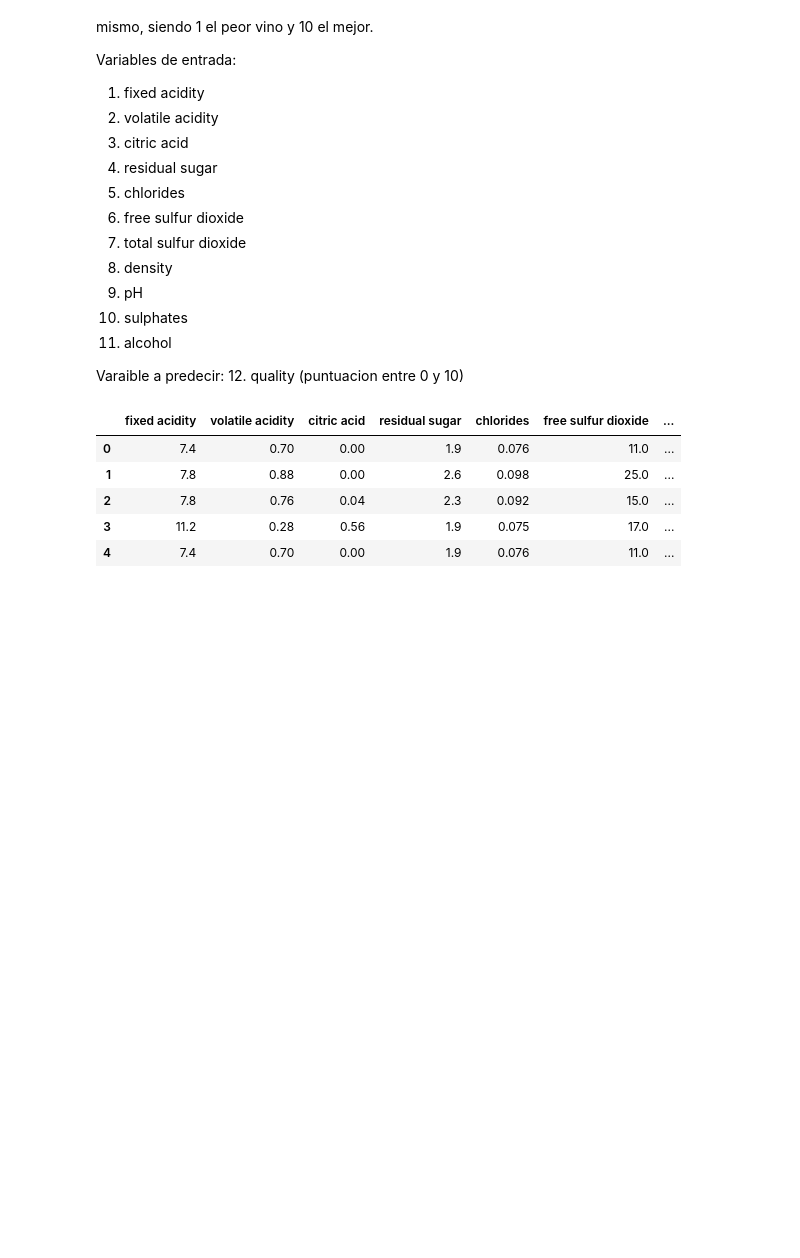
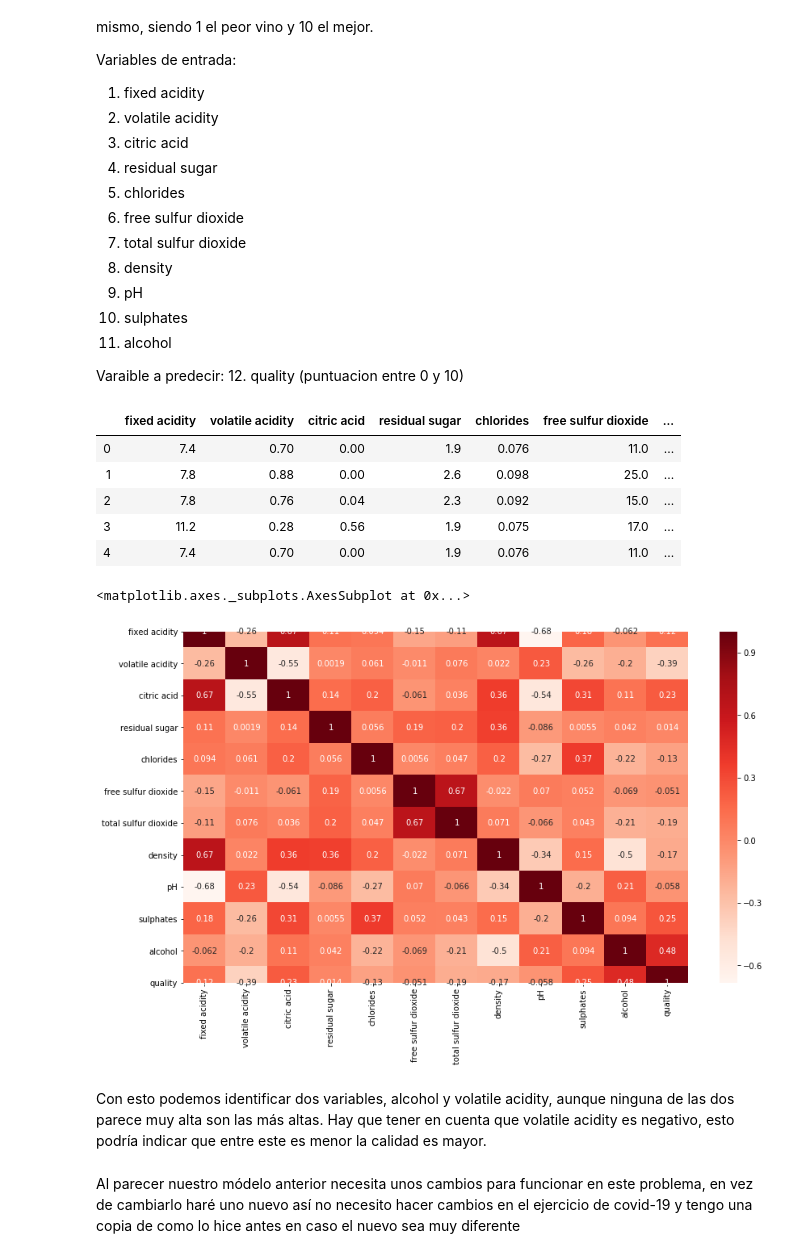
Before and after one commit to psolombrino/polynomial_regression, a Jupyter notebook: regresion_polinomial.ipynb, the cells around one changed output. Drawn from its saved outputs; the diff is of its cells as text; code cells hidden in the pictures; blank space fills up the shorter version.

Commit message:
wine quality model

```diff
--- a/regresion_polinomial.ipynb
+++ b/regresion_polinomial.ipynb
@@ -191,3 +197,13 @@ data.head()
 | 2 | 7.8 | 0.76 | 0.04 | 2.3 | 0.092 | 15.0 | ... |
 | 3 | 11.2 | 0.28 | 0.56 | 1.9 | 0.075 | 17.0 | ... |
 | 4 | 7.4 | 0.70 | 0.00 | 1.9 | 0.076 | 11.0 | ... |
+# %%
+corr = data.corrwith(data["quality"])
+
+plt.figure(figsize=(14, 8))
+sns.heatmap(data.corr(), cmap="Reds", annot=True)
+# %% [output]
+<matplotlib.axes._subplots.AxesSubplot at 0x...>
+[figure, added]
+# %% [markdown]
+Con esto podemos identificar dos variables, alcohol y volatile acidity, aunque ninguna de las dos parece muy alta son las más altas. Hay que tener en cuenta que volatile acidity es negativo, esto podría indicar que entre este es menor la calidad es mayor.
@@ -193,0 +216,2 @@ data.head()
+# %% [markdown]
+Al parecer nuestro módelo anterior necesita unos cambios para funcionar en este problema, en vez de cambiarlo haré uno nuevo así no necesito hacer cambios en el ejercicio de covid-19 y tengo una copia de como lo hice antes en caso el nuevo sea muy diferente
```
Also changed, not shown: parts of 18 cells of this notebook, 34 other files.
